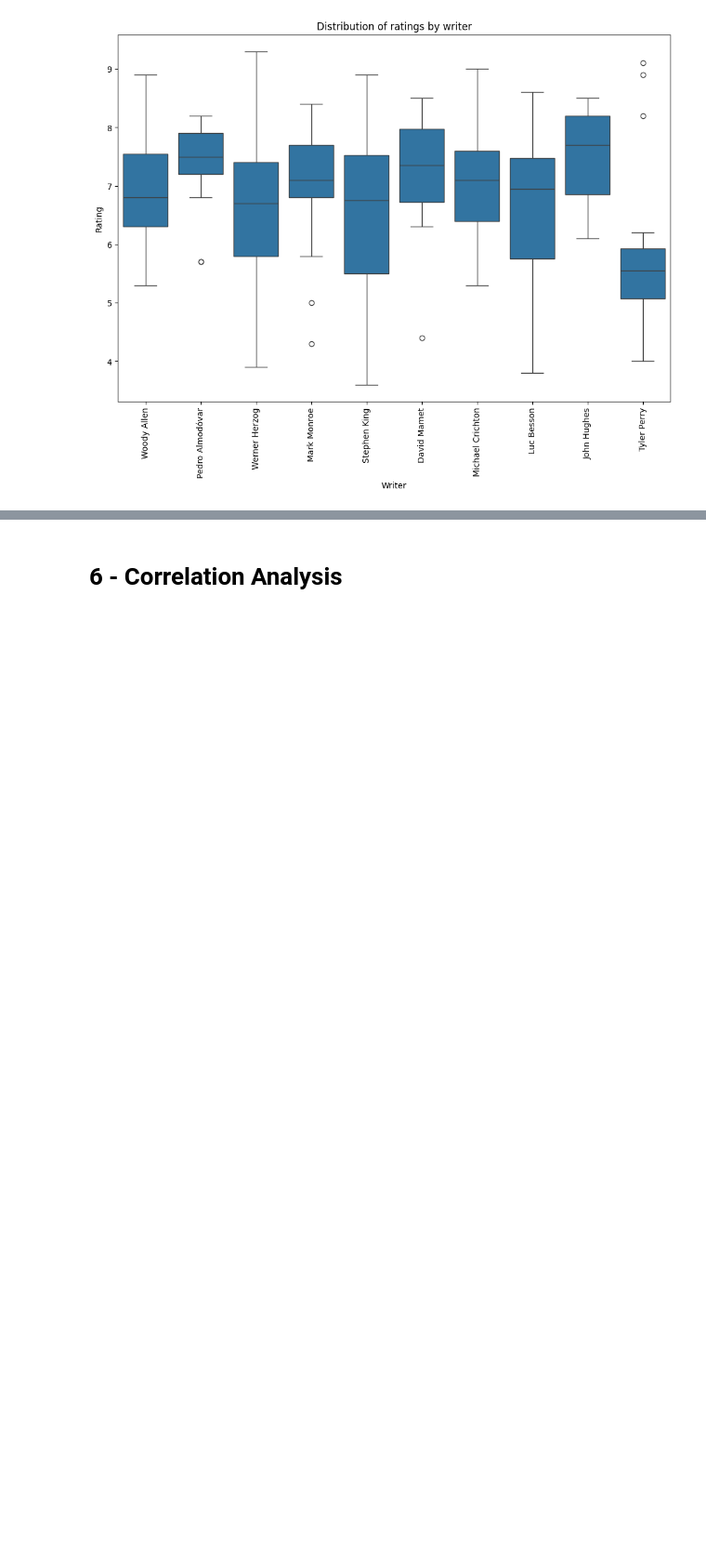
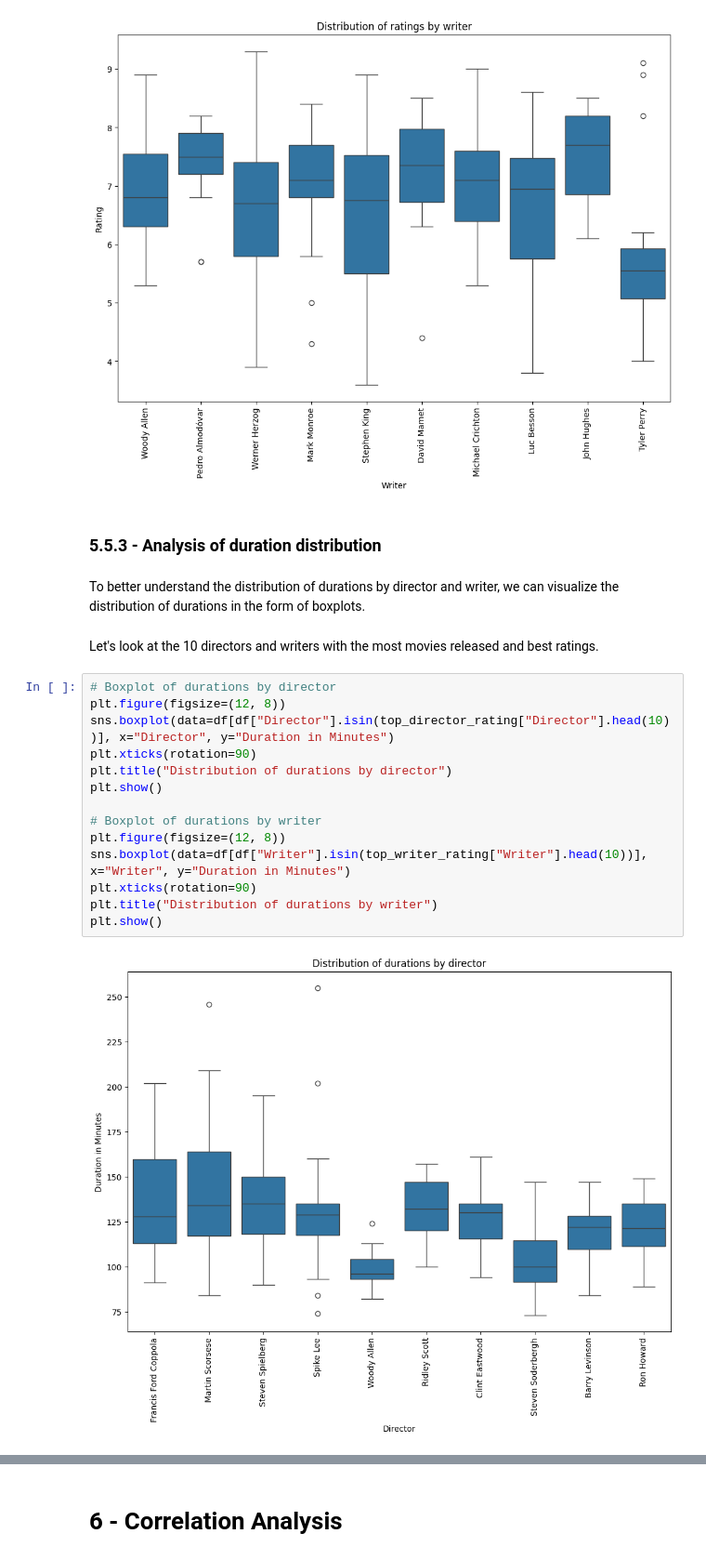
Before and after one commit to Thibaut5599/Analysis_MovieDataset, a Jupyter notebook: Movies_1910_2024.ipynb, the cells around one changed output, grey strips where cells are left out. Shown at 93% size. Cells and saved outputs as stored; diff of their text form; blank space fills up the shorter version.

```diff
--- a/Movies_1910_2024.ipynb
+++ b/Movies_1910_2024.ipynb
@@ -1002,3 +1067,25 @@ plt.show()
 # %% [output]
 [figure]
 [figure]
+# %% [markdown]
+### 5.5.3 - Analysis of duration distribution
+# %% [markdown]
+To better understand the distribution of durations by director and writer, we can visualize the distribution of durations in the form of boxplots.
+# %% [markdown]
+Let's look at the 10 directors and writers with the most movies released and best ratings.
+# %%
+# Boxplot of durations by director
+plt.figure(figsize=(12, 8))
+sns.boxplot(data=df[df["Director"].isin(top_director_rating["Director"].head(10))], x="Director", y="Duration in Minutes")
+plt.xticks(rotation=90)
+plt.title("Distribution of durations by director")
+plt.show()
+
+# Boxplot of durations by writer
+plt.figure(figsize=(12, 8))
+sns.boxplot(data=df[df["Writer"].isin(top_writer_rating["Writer"].head(10))], x="Writer", y="Duration in Minutes")
+plt.xticks(rotation=90)
+plt.title("Distribution of durations by writer")
+plt.show()
+# %% [output]
+[figure, added]
```
Also changed, not shown: parts of 16 cells of this notebook.
